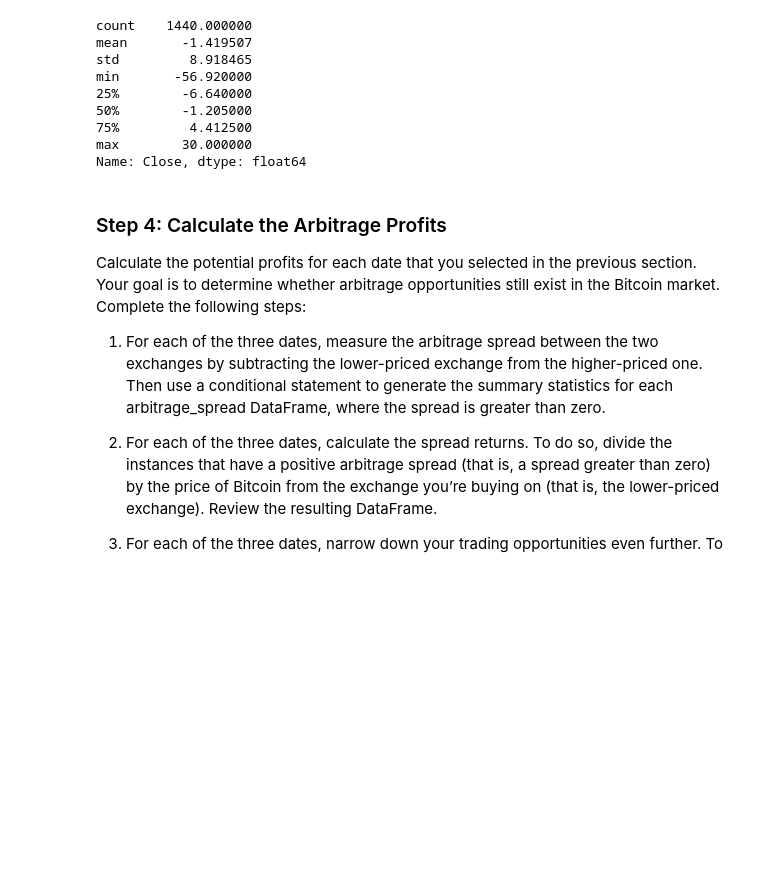
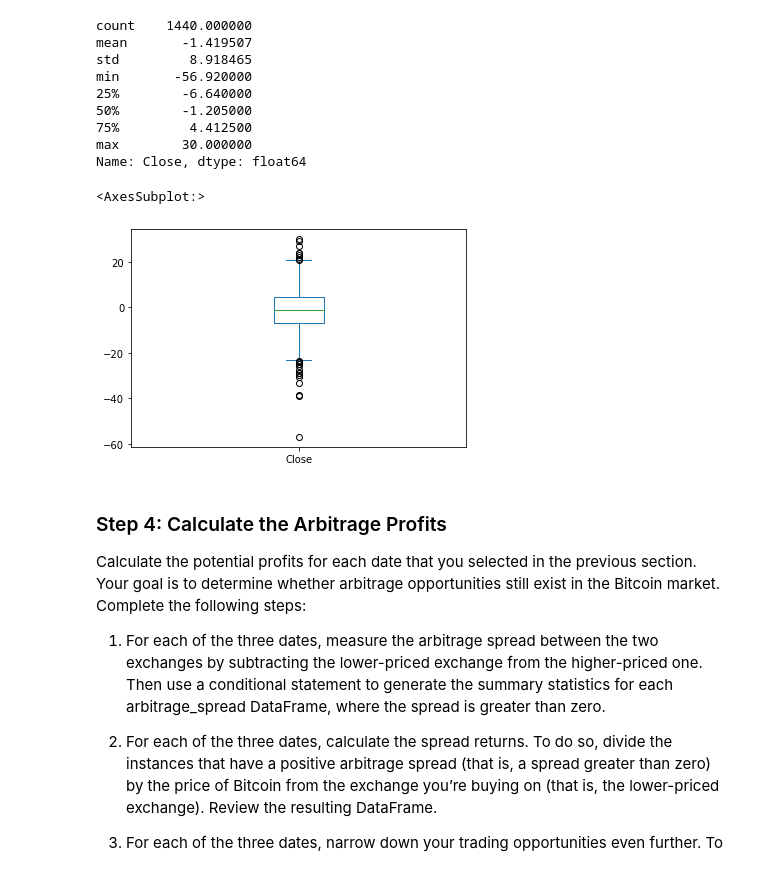
Before and after one commit to ThomasBrierton/Bitcoin_Arbitrage_Model, a Jupyter notebook: crypto_arbitrage.ipynb, the cells around one changed output. Saved outputs shown, nothing was run; the diff lists cells and outputs as text; code cells hidden in the pictures; blank space fills up the shorter version.

```diff
--- a/crypto_arbitrage.ipynb
+++ b/crypto_arbitrage.ipynb
@@ -467,7 +467,10 @@ Name: Close, dtype: float64
 # %%
 # Visualize the arbitrage spread from late in the dataset in a box plot
 
-arbitrage_spread_lat
+arbitrage_spread_late.plot(kind='box')
+# %% [output]
+<AxesSubplot:>
+[figure, added]
 # %% [markdown]
 ### Step 4: Calculate the Arbitrage Profits
 
```
Also changed, not shown: parts of 9 cells of this notebook.
